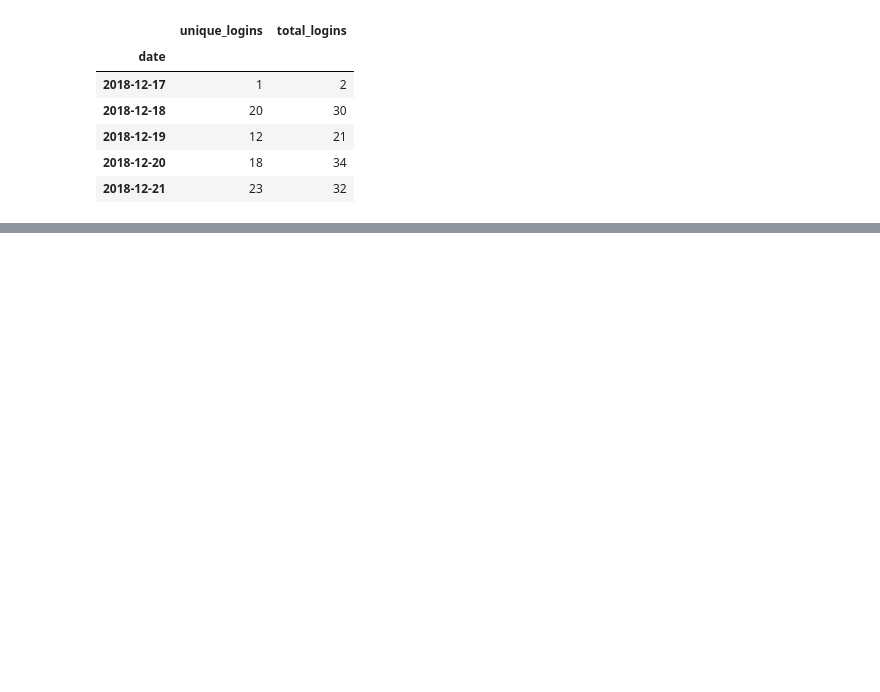
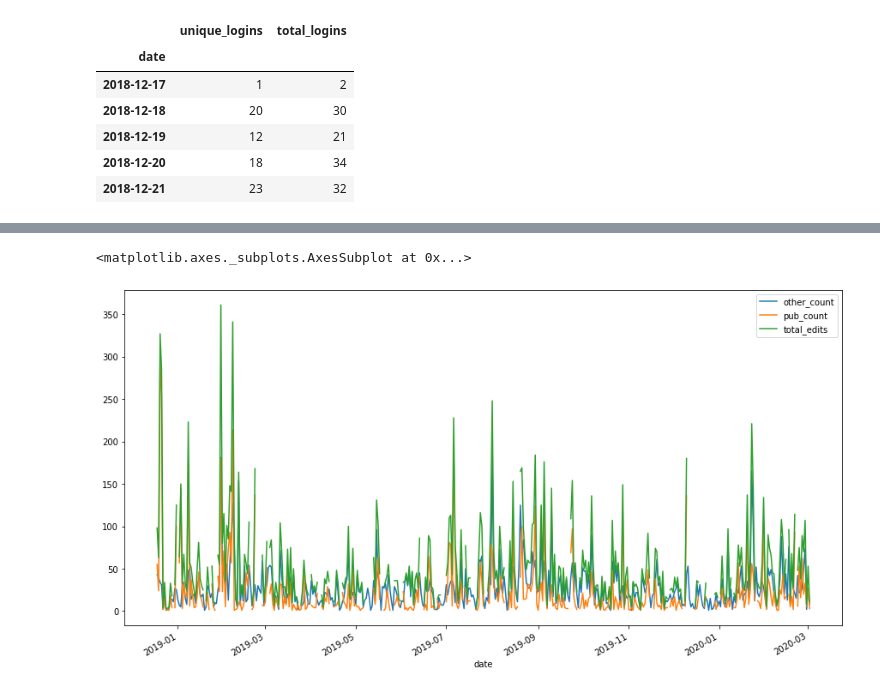
Before and after one commit to sdmccaul/rab-far_integration, a Jupyter notebook: vivo_log_analysis.ipynb, the cells around one changed output, grey strips where cells are left out. Saved outputs shown, nothing was run; the diff lists cells and outputs as text; code cells hidden in the pictures; blank space fills up the shorter version.

Commit message:
Log data prepped

```diff
--- a/vivo_log_analysis.ipynb
+++ b/vivo_log_analysis.ipynb
@@ -99,0 +113,7 @@ df.plot()
+# %%
+df_edits['date_time'] = pd.to_datetime(df_edits['date_time'])
+df_edits['date'] = pd.to_datetime(df_edits.date_time.dt.date)
+df_edits = df_edits.groupby(['date','edit_type']).count().reset_index()
+df_edits.rename(columns={'date_time':'count'}, inplace=True)
+df_edits.set_index('date', drop=True, inplace=True)
+df_edits.head()
@@ -99,0 +128,6 @@ df.plot()
+# %%
+pub = 'publication'
+other = 'other'
+df_edits['edit_type'].replace({'pub_by_harvest': pub, 'pub_by_id': pub, 'pub_manual': pub,
+                 'cv': other, 'field_data': other, 'form_data': other }, inplace=True)
+df_edits.head()
@@ -99,0 +142,4 @@ df.plot()
+# %%
+df_edits.set_index('edit_type', append=True, drop=True, inplace=True)
+df_edits = df_edits.groupby(['date','edit_type']).sum().unstack()
+df_edits.head()
@@ -99,0 +155,4 @@ df.plot()
+# %%
+df_edits.columns = ['other_count', 'pub_count']
+df_edits['total_edits'] = df_edits.other_count + df_edits.pub_count
+df_edits.head()
@@ -99,0 +167,5 @@ df.plot()
+# %%
+df_edits.plot(figsize=[15,8])
+# %% [output]
+<matplotlib.axes._subplots.AxesSubplot at 0x...>
+[figure, added]
```
Also changed, not shown: parts of 15 cells of this notebook, 1 other file.
